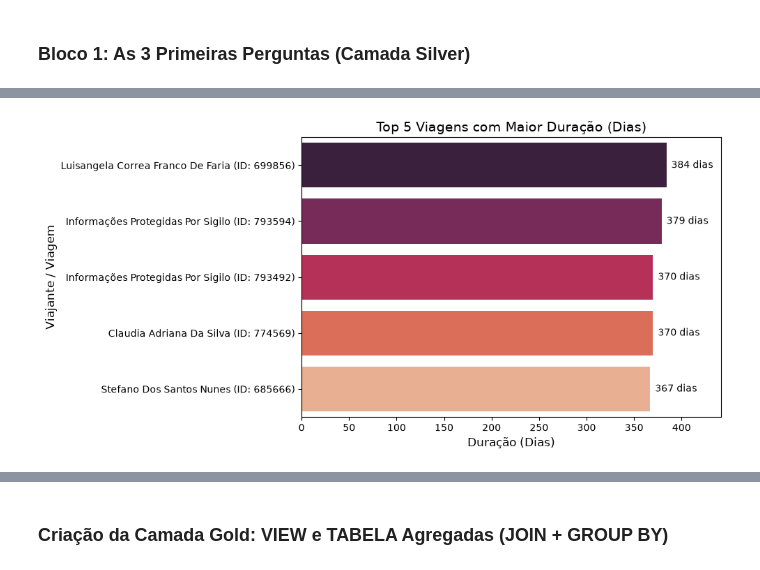
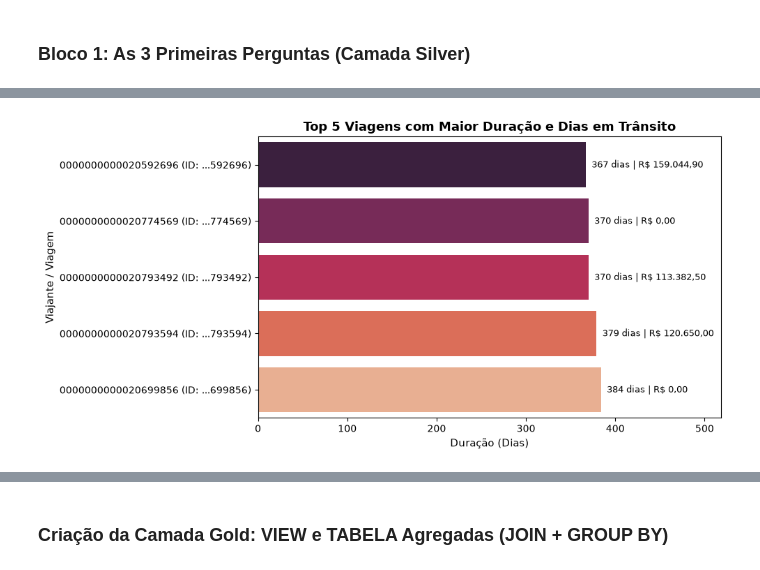
Before and after one commit to claudinha08/analise-de-dados-python, a Jupyter notebook: ProjetoFinal_ClaudiaPedroso_T5/3_analise.ipynb, the cells around one changed output, grey strips where cells are left out. Drawn from its saved outputs; the diff is of its cells as text; code cells hidden in the pictures.

Commit message:
conclui pipeline medallion analises gold e visualizacoes do projeto

```diff
--- a/ProjetoFinal_ClaudiaPedroso_T5/3_analise.ipynb
+++ b/ProjetoFinal_ClaudiaPedroso_T5/3_analise.ipynb
@@ -14,15 +29,15 @@ from banco import conectar
 # Ignora o aviso do Pandas sobre SQLAlchemy
 warnings.filterwarnings("ignore", message="pandas only supports SQLAlchemy")
 
-# Mostra os números com 2 casas decimais
+# Mostra os números com 2 casas decimais nas tabelas
 pd.set_option("display.float_format", "{:.2f}".format)
 
 
-conexao = conectar()
-
 def consultar(sql):
-    return pd.read_sql(sql, conexao)
-
+    conexao = conectar()
+    tabela = pd.read_sql(sql, conexao)
+    conexao.close()
+    return tabela
 
 def formatar_numero(valor, casas=2):
     texto = f"{valor:,.{casas}f}"
@@ -142,9 +195,10 @@ Pergunta 3: A viagem de maior duração e seu custo total?
 # %%
+# --- Pergunta 3: A viagem de maior duração e seu custo total ---
 
-query_p3 = """
+# 1. Consulta SQL no PostgreSQL (traz as viagens mais longas)
+sql_p3 = """
 SELECT
     id_viagem,
-    nome_viajante,
     cargo,
     nome_orgao_superior,
     data_inicio,
@@ -154,35 +208,42 @@ SELECT
 FROM silver_viagem
 WHERE duracao_dias IS NOT NULL
 ORDER BY duracao_dias DESC, valor_total DESC
-LIMIT 1;
-"""
-
-df_p3 = consultar(query_p3)
-display(df_p3)
-
-# Comparativo: Top 5 viagens de maior duração para visualização gráfica
-query_p3_comp = """
-SELECT
-    id_viagem,
-    nome_viajante,
-    nome_orgao_superior,
-    duracao_dias,
-    valor_total
-FROM silver_viagem
-WHERE duracao_dias IS NOT NULL
-ORDER BY duracao_dias DESC
 LIMIT 5;
 """
 
-df_p3_comp = consultar(query_p3_comp)
+# 2. Leitura com a função auxiliar consultar() retornando um DataFrame Pandas
+df_p3_comp = consultar(sql_p3)
 
-# Cria um rótulo limpo combinando o nome do viajante com o ID abreviado
-df_p3_comp["rotulo_viagem"] = df_p3_comp["nome_viajante"].str.title() + " (ID: " + df_p3_comp["id_viagem"].str[-6:] + ")"
+# 3. Tratamento dos dados com Pandas
+# Converte datas para string no padrão brasileiro DD/MM/AAAA
+df_p3_comp["data_inicio"] = pd.to_datetime(df_p3_comp["data_inicio"]).dt.strftime("%d/%m/%Y")
+df_p3_comp["data_fim"] = pd.to_datetime(df_p3_comp["data_fim"]).dt.strftime("%d/%m/%Y")
 
-# Gráfico de Barras Horizontais para não encavalar os textos
+df_p3_comp["rotulo_viagem"] = (
+    df_p3_comp["id_viagem"].fillna("Não informado").str.title()
+    + " (ID: ..." + df_p3_comp["id_viagem"].astype(str).str[-6:] + ")"
+)
+
+# 4. Exibição da viagem campeã (1º lugar)
+df_campea = df_p3_comp.head(1).copy()
+df_campea["valor_total_formatado"] = df_campea["valor_total"].apply(
+    lambda x: f"R$ {x:,.2f}".replace(",", "X").replace(".", ",").replace("X", ".")
+)
+
+print("Viagem de Maior Duração:")
+display(df_campea[[
+    "id_viagem", "cargo", "nome_orgao_superior",
+    "data_inicio", "data_fim", "duracao_dias", "valor_total_formatado"
+]])
+
+# 5. Visualização gráfica: Comparativo Top 5 Viagens Mais Longas (Barras Horizontais)
 plt.figure(figsize=(10, 5))
+
+# Ordena de baixo para cima para a viagem mais longa ficar no topo
+df_plot = df_p3_comp.iloc[::-1]
+
 ax = sns.barplot(
-    data=df_p3_comp,
+    data=df_plot,
     x="duracao_dias",
     y="rotulo_viagem",
     hue="rotulo_viagem",
@@ -190,25 +251,26 @@ ax = sns.barplot(
     legend=False
 )
 
-plt.title("Top 5 Viagens com Maior Duração (Dias)", fontsize=14)
-plt.xlabel("Duração (Dias)", fontsize=12)
-plt.ylabel("Viajante / Viagem", fontsize=12)
+plt.title("Top 5 Viagens com Maior Duração e Dias em Trânsito", fontsize=13, weight="bold")
+plt.xlabel("Duração (Dias)", fontsize=11)
+plt.ylabel("Viajante / Viagem", fontsize=11)
 
-# Adiciona a anotação dos dias na ponta de cada barra
-for p in ax.patches:
-    width = p.get_width()
+# Rótulo em cada barra mostrando os dias e o custo da viagem
+for p, (_, row) in zip(ax.patches, df_plot.iterrows()):
+    largura = p.get_width()
+    custo_fmt = f"R$ {row['valor_total']:,.2f}".replace(",", "X").replace(".", ",").replace("X", ".")
     ax.annotate(
-        f"{int(width)} dias",
-        (width, p.get_y() + p.get_height() / 2.0),
+        f"{int(largura)} dias | {custo_fmt}",
+        (largura, p.get_y() + p.get_height() / 2.0),
         va="center",
         ha="left",
-        xytext=(5, 0),
+        xytext=(6, 0),
         textcoords="offset points",
-        fontsize=10
+        fontsize=9
     )
 
-# Dá uma margem no eixo X para o texto não encostar na borda
-plt.xlim(0, df_p3_comp["duracao_dias"].max() * 1.15)
+# Margem para o texto não ultrapassar a borda do gráfico
+plt.xlim(0, df_p3_comp["duracao_dias"].max() * 1.35)
 plt.tight_layout()
 plt.show()
 # %% [output]
@@ -217 +280 @@ plt.show()
-[figure, old version]
+[figure, new version]
```
Also changed, not shown: parts of 31 cells of this notebook, 4 other files.
